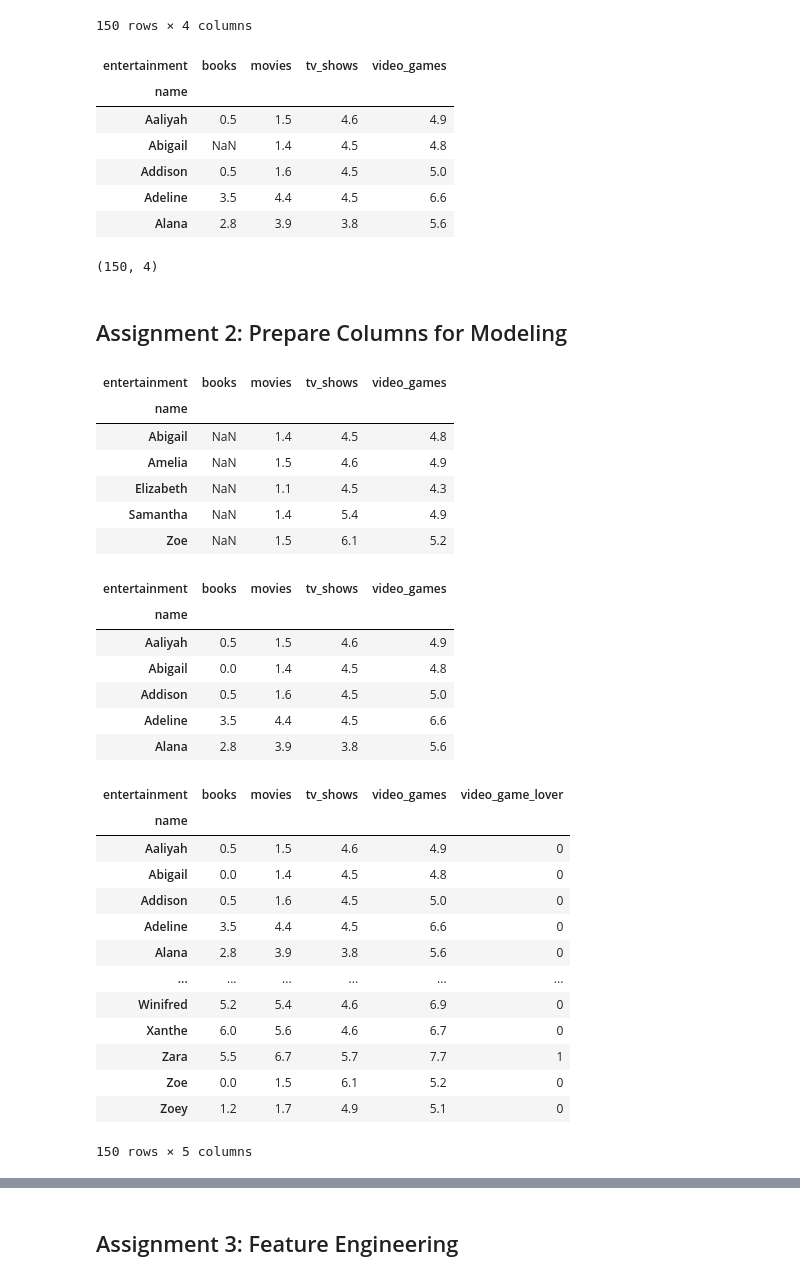
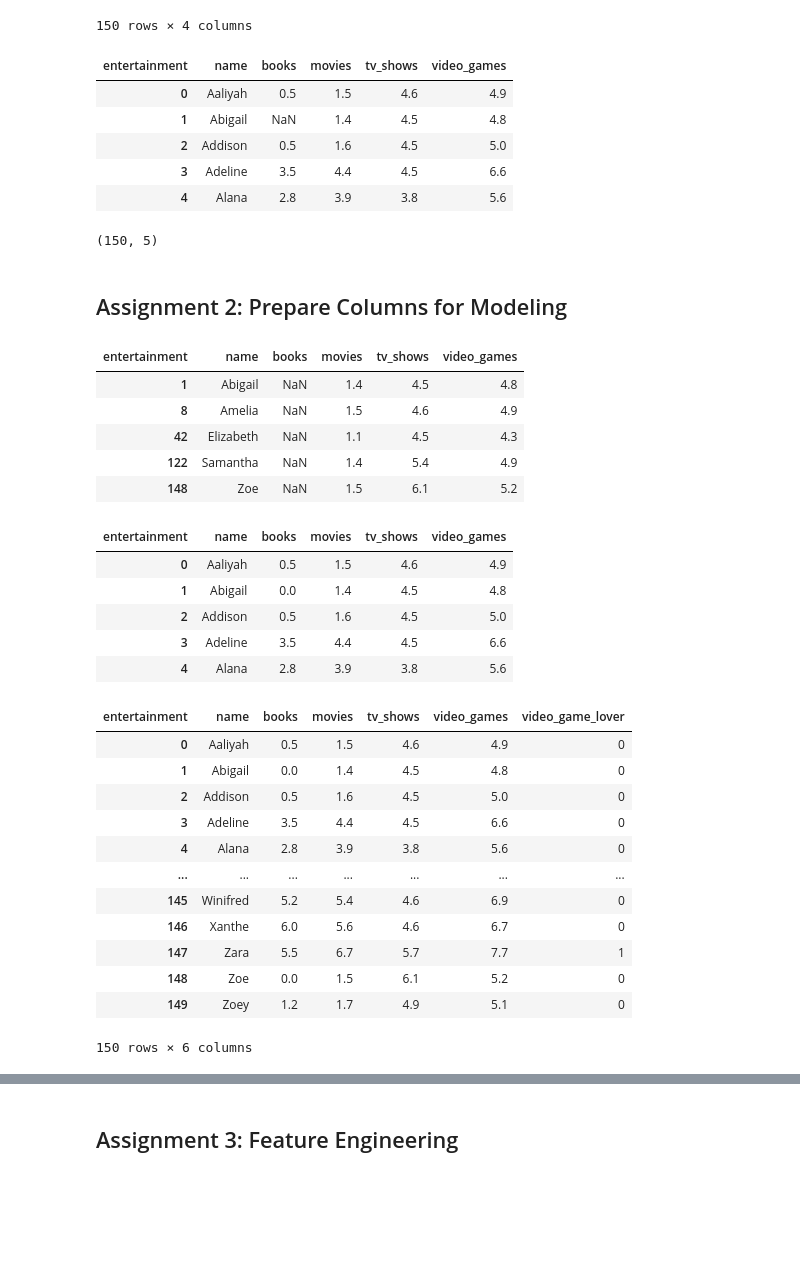
Before and after one commit to Camiloesp/PythonDataScience_UnsupervisedML, a Jupyter notebook: Course Assignment Notebooks/section03_data_prep_assignments.ipynb, the cells around one changed output, grey strips where cells are left out. Saved outputs shown, nothing was run; the diff lists cells and outputs as text; code cells hidden in the pictures; blank space fills up the shorter version.

```diff
--- a/Course Assignment Notebooks/section03_data_prep_assignments.ipynb
+++ b/Course Assignment Notebooks/section03_data_prep_assignments.ipynb
@@ -51,71 +51,67 @@ print(entertainment['entertainment'].unique())
 # %%
 # 5. Save the transformation as a new DataFrame
 df = (entertainment.pivot(
     index='name',
     columns='entertainment',
     values='hours_per_week'
     )
-)#.fillna(0)
+).reset_index()
 df.head()
 # %% [output]
-| entertainment | books | movies | tv_shows | video_games |
-| name |  |  |  |  |
-| Aaliyah | 0.5 | 1.5 | 4.6 | 4.9 |
-| Abigail | NaN | 1.4 | 4.5 | 4.8 |
-| Addison | 0.5 | 1.6 | 4.5 | 5.0 |
-| Adeline | 3.5 | 4.4 | 4.5 | 6.6 |
-| Alana | 2.8 | 3.9 | 3.8 | 5.6 |
+| entertainment | name | books | movies | tv_shows | video_games |
+| 0 | Aaliyah | 0.5 | 1.5 | 4.6 | 4.9 |
+| 1 | Abigail | NaN | 1.4 | 4.5 | 4.8 |
+| 2 | Addison | 0.5 | 1.6 | 4.5 | 5.0 |
+| 3 | Adeline | 3.5 | 4.4 | 4.5 | 6.6 |
+| 4 | Alana | 2.8 | 3.9 | 3.8 | 5.6 |
 # %%
 # 6. Check the number of rows and columns
 df.shape
 # %% [output]
-(150, 4)
+(150, 5)
 # %% [markdown]
 ## Assignment 2: Prepare Columns for Modeling
 # %%
 # 1. Find the missing values
 df[df.isna().any(axis=1)]
 # %% [output]
-| entertainment | books | movies | tv_shows | video_games |
-| name |  |  |  |  |
-| Abigail | NaN | 1.4 | 4.5 | 4.8 |
-| Amelia | NaN | 1.5 | 4.6 | 4.9 |
-| Elizabeth | NaN | 1.1 | 4.5 | 4.3 |
-| Samantha | NaN | 1.4 | 5.4 | 4.9 |
-| Zoe | NaN | 1.5 | 6.1 | 5.2 |
+| entertainment | name | books | movies | tv_shows | video_games |
+| 1 | Abigail | NaN | 1.4 | 4.5 | 4.8 |
+| 8 | Amelia | NaN | 1.5 | 4.6 | 4.9 |
+| 42 | Elizabeth | NaN | 1.1 | 4.5 | 4.3 |
+| 122 | Samantha | NaN | 1.4 | 5.4 | 4.9 |
+| 148 | Zoe | NaN | 1.5 | 6.1 | 5.2 |
 # %%
 # 2. Fill in the missing values with zeros
 df.books = df.books.fillna(0)
 df.head()
 #df[df.isna().any(axis=1)]
 # %% [output]
-| entertainment | books | movies | tv_shows | video_games |
-| name |  |  |  |  |
-| Aaliyah | 0.5 | 1.5 | 4.6 | 4.9 |
-| Abigail | 0.0 | 1.4 | 4.5 | 4.8 |
-| Addison | 0.5 | 1.6 | 4.5 | 5.0 |
-| Adeline | 3.5 | 4.4 | 4.5 | 6.6 |
-| Alana | 2.8 | 3.9 | 3.8 | 5.6 |
+| entertainment | name | books | movies | tv_shows | video_games |
+| 0 | Aaliyah | 0.5 | 1.5 | 4.6 | 4.9 |
+| 1 | Abigail | 0.0 | 1.4 | 4.5 | 4.8 |
+| 2 | Addison | 0.5 | 1.6 | 4.5 | 5.0 |
+| 3 | Adeline | 3.5 | 4.4 | 4.5 | 6.6 |
+| 4 | Alana | 2.8 | 3.9 | 3.8 | 5.6 |
 # %%
 # 3. Create a new column called video_game_lover for people who played more than 7 hours of video games
 import numpy as np
 df['video_game_lover'] = np.where(df.video_games > 7, 1, 0)
 df
 # %% [output]
-| entertainment | books | movies | tv_shows | video_games | video_game_lover |
-| name |  |  |  |  |  |
-| Aaliyah | 0.5 | 1.5 | 4.6 | 4.9 | 0 |
-| Abigail | 0.0 | 1.4 | 4.5 | 4.8 | 0 |
-| Addison | 0.5 | 1.6 | 4.5 | 5.0 | 0 |
-| Adeline | 3.5 | 4.4 | 4.5 | 6.6 | 0 |
-| Alana | 2.8 | 3.9 | 3.8 | 5.6 | 0 |
-| ... | ... | ... | ... | ... | ... |
-| Winifred | 5.2 | 5.4 | 4.6 | 6.9 | 0 |
-| Xanthe | 6.0 | 5.6 | 4.6 | 6.7 | 0 |
-| Zara | 5.5 | 6.7 | 5.7 | 7.7 | 1 |
-| Zoe | 0.0 | 1.5 | 6.1 | 5.2 | 0 |
-| Zoey | 1.2 | 1.7 | 4.9 | 5.1 | 0 |
+| entertainment | name | books | movies | tv_shows | video_games | video_game_lover |
+| 0 | Aaliyah | 0.5 | 1.5 | 4.6 | 4.9 | 0 |
+| 1 | Abigail | 0.0 | 1.4 | 4.5 | 4.8 | 0 |
+| 2 | Addison | 0.5 | 1.6 | 4.5 | 5.0 | 0 |
+| 3 | Adeline | 3.5 | 4.4 | 4.5 | 6.6 | 0 |
+| 4 | Alana | 2.8 | 3.9 | 3.8 | 5.6 | 0 |
+| ... | ... | ... | ... | ... | ... | ... |
+| 145 | Winifred | 5.2 | 5.4 | 4.6 | 6.9 | 0 |
+| 146 | Xanthe | 6.0 | 5.6 | 4.6 | 6.7 | 0 |
+| 147 | Zara | 5.5 | 6.7 | 5.7 | 7.7 | 1 |
+| 148 | Zoe | 0.0 | 1.5 | 6.1 | 5.2 | 0 |
+| 149 | Zoey | 1.2 | 1.7 | 4.9 | 5.1 | 0 |
-150 rows × 5 columns
+150 rows × 6 columns
 # %%
 df.info() # 150 non-null for every column. Yayy!
 # %% [output]
```
Also changed, not shown: parts of 5 cells of this notebook, 1 other file.
